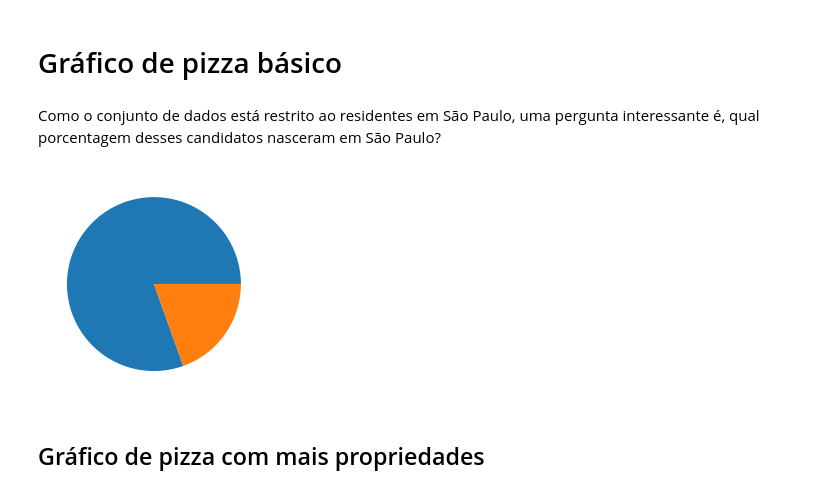
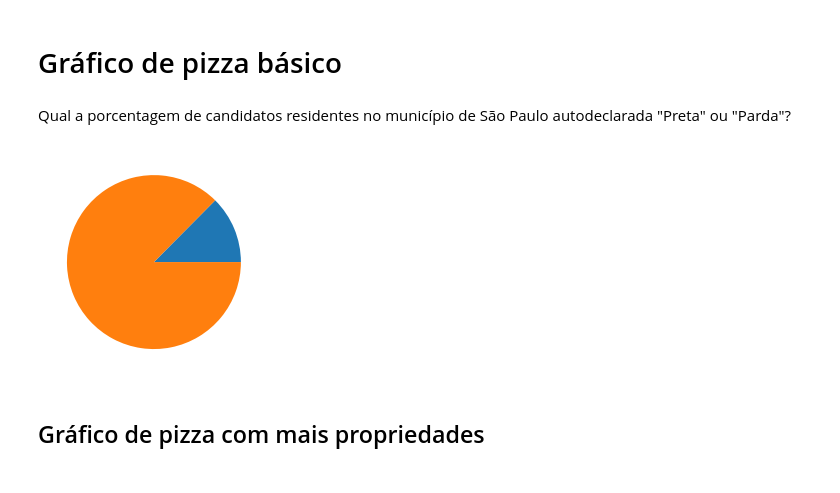
Before and after one commit to leandrocl2005/enen-eda-with-python, a Jupyter notebook: eda-parte-01-matplotlib.ipynb, the cells around one changed output. Cells and saved outputs as stored; diff of their text form; code cells hidden in the pictures.

```diff
--- a/eda-parte-01-matplotlib.ipynb
+++ b/eda-parte-01-matplotlib.ipynb
@@ -24,36 +24,34 @@ Os códigos estarão isolados em células do notebook. Isso quer dizer que você
 Sempre terá um código com o mínimo possível para se fazer o gráfico e um código com algumas propriedades a mais.
 # %% [markdown]
 # Gráfico de pizza básico
-# %% [markdown]
-Como o conjunto de dados está restrito ao residentes em São Paulo, uma pergunta interessante é, qual porcentagem desses candidatos nasceram em São Paulo?
+# %% [markdown]
+Qual a porcentagem de candidatos residentes no município de São Paulo autodeclarada "Preta" ou "Parda"?
 # %%
 import pandas as pd
 import matplotlib.pyplot as plt
 
 # Carregando os dados
 df = pd.read_csv('enem_2019_sao_paulo.csv')
 
-# Precisaremos dos valores (x) das porcentagens de nascidos ou não em São Paulo
+# Coluna de interesse
+target_serie = df['TP_COR_RACA']
 
-## Coluna de interesse
-target_serie = df['NO_MUNICIPIO_NASCIMENTO']
+## Porcentagem autodeclarada "Preta"
+percent_preta = target_serie.value_counts(normalize=True)[2]
 
-## Porcentagem de nascidos em São Paulo
-percent_born_sao_paulo = target_serie.value_counts(normalize=True)["São Paulo"]
-
-## Porcentagens de não nascidos em São Paulo
-percent_not_born_sao_paulo = 1 - percent_born_sao_paulo
+## Porcentagem não autodeclarada "Preta"
+percent_nao_preta = 1 - percent_preta
 
 ## Valores (x) para o gráfico
-x = [percent_born_sao_paulo, percent_not_born_sao_paulo]
+x = [percent_preta, percent_nao_preta]
 
 # Criando o gráfico
 plt.pie(x)
 
 # Mostrando o gráfico
 plt.show()
 # %% [output]
-[figure, old version]
+[figure, new version]
 # %% [markdown]
 ## Gráfico de pizza com mais propriedades
 # %%
```
Also changed, not shown: parts of 2 cells of this notebook, 2 other files.
